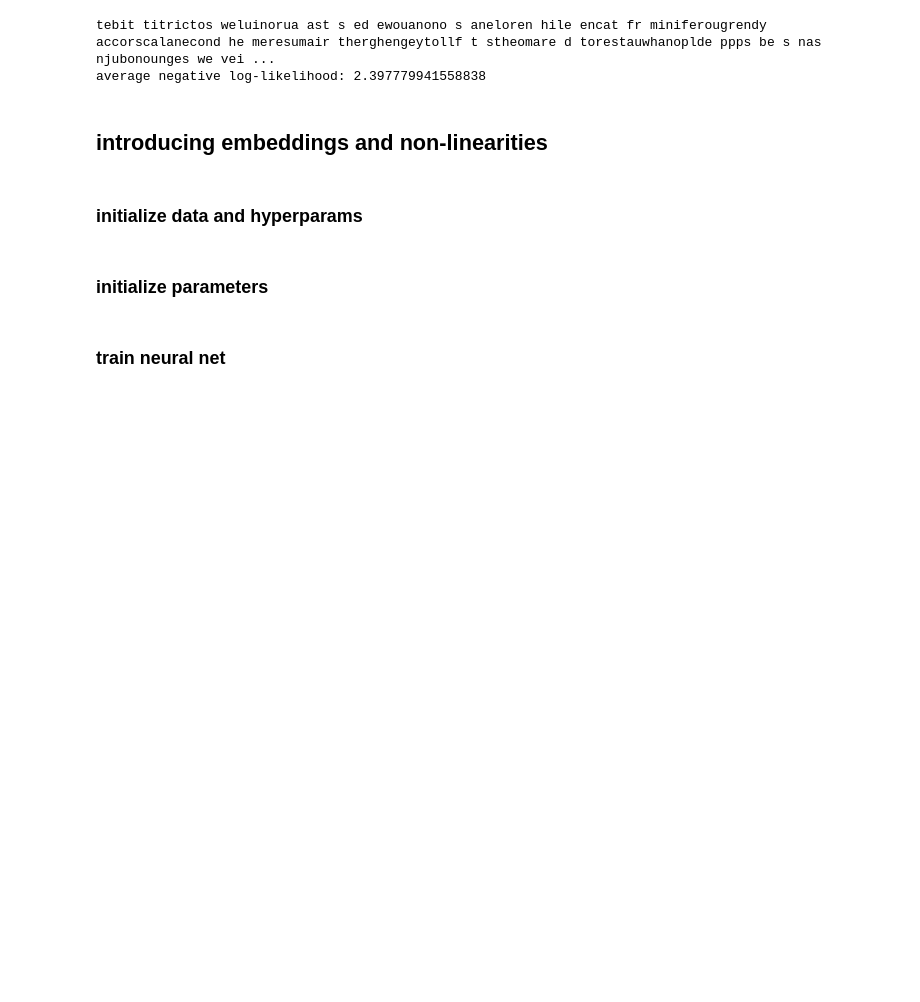
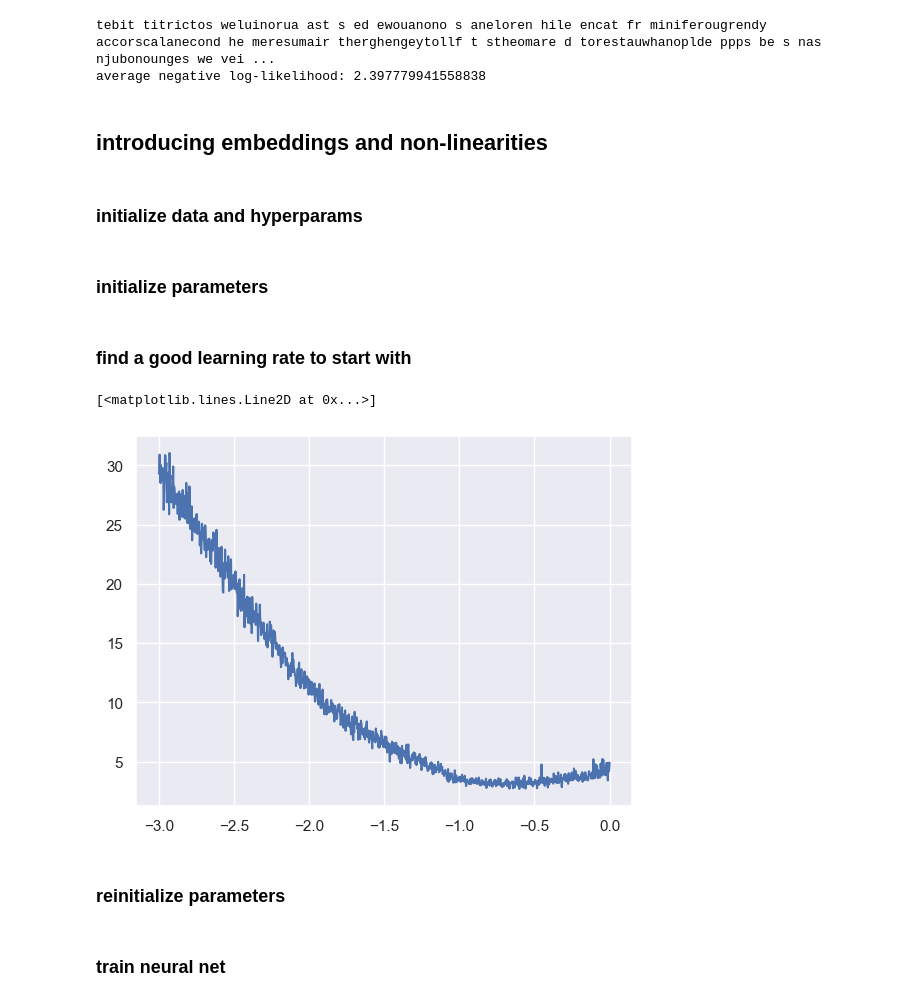
Before and after one commit to haukesteffen/LearningPyTorch, a Jupyter notebook: llm.ipynb, the cells around one changed output. Drawn from its saved outputs; the diff is of its cells as text; code cells hidden in the pictures; blank space fills up the shorter version.

```diff
--- a/llm.ipynb
+++ b/llm.ipynb
@@ -225,8 +228,45 @@ test_dataloader = DataLoader(test_data, batch_size=batch_size, shuffle=True, dro
 ### initialize parameters
 # %%
 C = torch.randn((28, embedding_dims), generator=g, requires_grad=True, device=device) # embedding lookup-table
-W1 = torch.randn((context_size*embedding_dims, 128), generator=g, requires_grad=True, device=device) # weights hidden layer
-b1 = torch.randn(128, generator=g, requires_grad=True, device=device) # biases hidden layer
-W2 = torch.randn((128, 28), generator=g, requires_grad=True, device=device) # weights output layer
+W1 = torch.randn((context_size*embedding_dims, 256), generator=g, requires_grad=True, device=device) # weights hidden layer
+b1 = torch.randn(256, generator=g, requires_grad=True, device=device) # biases hidden layer
+W2 = torch.randn((256, 28), generator=g, requires_grad=True, device=device) # weights output layer
 b2 = torch.randn(28, generator=g, requires_grad=True, device=device) # biases output layer
 parameters = [C, W1, b1, W2, b2]
+# %% [markdown]
+### find a good learning rate to start with
+# %%
+lr_exps = torch.linspace(-3, 0, 1000)
+lrs = 10**lr_exps
+iterator = iter(train_dataloader)
+losses = []
+
+for lr in lrs:
+    for _ in range(5):
+        l = []
+        X, y = next(iterator)
+        X, y = X.to(device), y.to(device) # (batch_size, context_size, 28)
+
+        # forward pass
+        embedding = (X @ C).view(batch_size, context_size*embedding_dims)
+        h = torch.relu(embedding @ W1 + b1) # (batch_size, 256)
+        logits = h @ W2 + b2 # (batch_size, 28)
+        loss = F.cross_entropy(logits, y)
+        l.append(loss.item())
+
+        # backward pass
+        for p in parameters:
+            p.grad = None
+        loss.backward()
+
+        # update params
+        for p in parameters:
+            p.data += -lr * p.grad
+    losses.append(np.mean(l))
+
+plt.plot(lr_exps, losses)
+# %% [output]
+[<matplotlib.lines.Line2D at 0x...>]
+[figure, added]
+# %% [markdown]
+### reinitialize parameters
```
Also changed, not shown: parts of 4 cells of this notebook, 1 other file.
